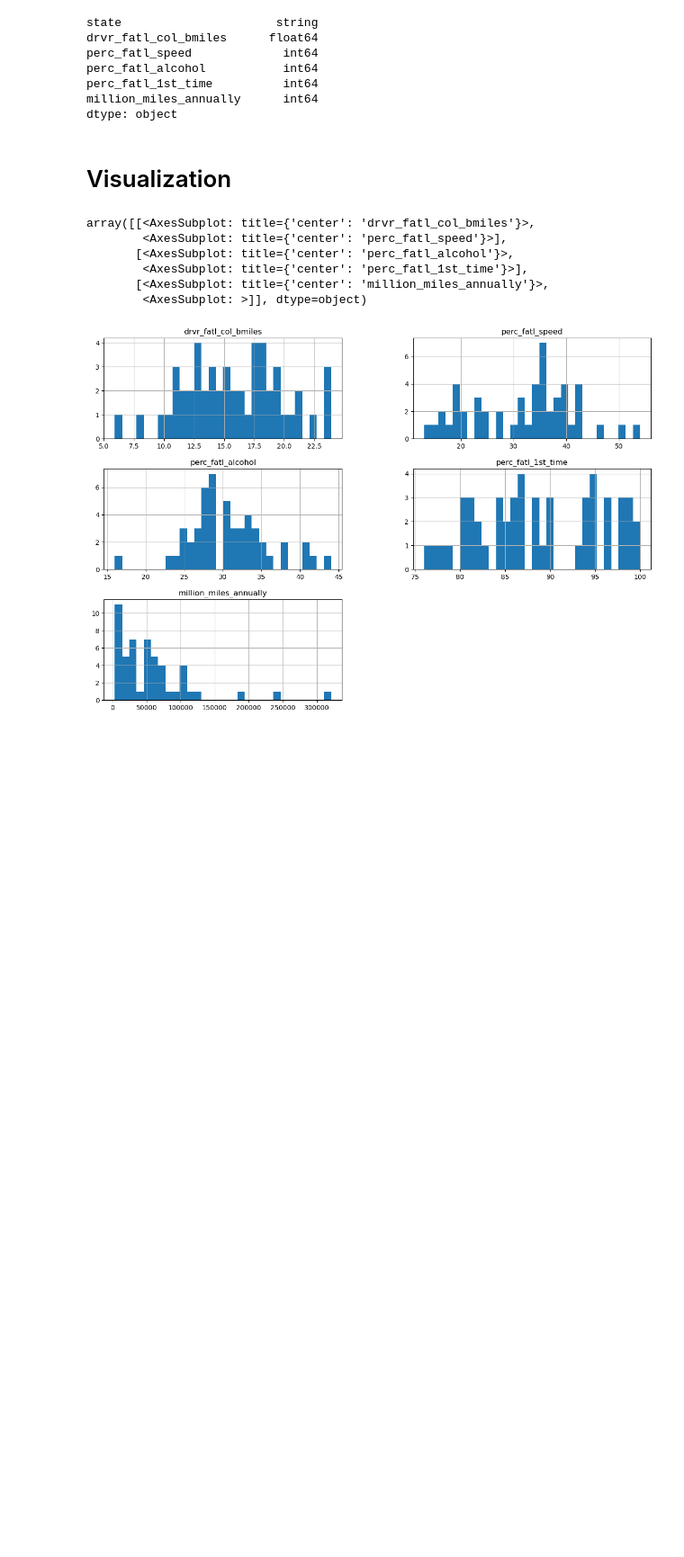
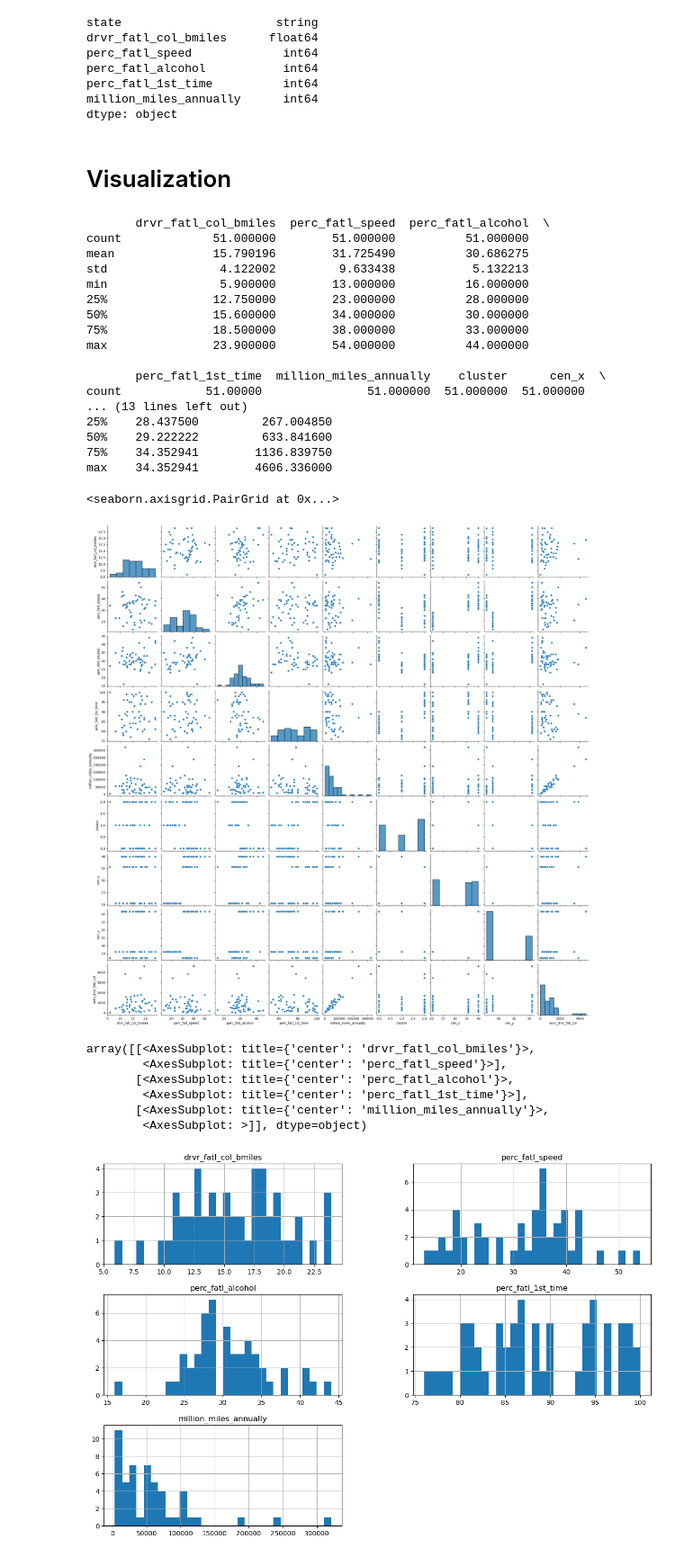
Before and after one commit to bassantmedhat/Reducing-Traffic-Mortality, a Jupyter notebook: model.ipynb, the cells around one changed output. Shown at 90% size. Saved outputs shown, nothing was run; the diff lists cells and outputs as text; code cells hidden in the pictures; blank space fills up the shorter version.

```diff
--- a/model.ipynb
+++ b/model.ipynb
@@ -84,4 +84,35 @@ million_miles_annually      int64
 dtype: object
 # %% [markdown]
 # Visualization
+# %%
+# import seaborn and make plots appear inline
+import seaborn as sns
+%matplotlib inline
+
+# Compute the summary statistics of all columns in the `car_acc` DataFrame
+sum_stat_car = car_acc.describe()
+print(sum_stat_car)
+
+# Create a pairwise scatter plot to explore the data
+sns.pairplot(car_acc)
+# %% [output]
+       drvr_fatl_col_bmiles  perc_fatl_speed  perc_fatl_alcohol  \
+count             51.000000        51.000000          51.000000
+mean              15.790196        31.725490          30.686275
+std                4.122002         9.633438           5.132213
+min                5.900000        13.000000          16.000000
+25%               12.750000        23.000000          28.000000
+50%               15.600000        34.000000          30.000000
+75%               18.500000        38.000000          33.000000
+max               23.900000        54.000000          44.000000
+
+       perc_fatl_1st_time  million_miles_annually    cluster      cen_x  \
+count            51.00000               51.000000  51.000000  51.000000
+... (13 lines left out)
+25%    28.437500         267.004850
+50%    29.222222         633.841600
+75%    34.352941        1136.839750
+max    34.352941        4606.336000
+<seaborn.axisgrid.PairGrid at 0x...>
+[figure, added]
 # %%
```
Also changed, not shown: parts of 44 cells of this notebook.
